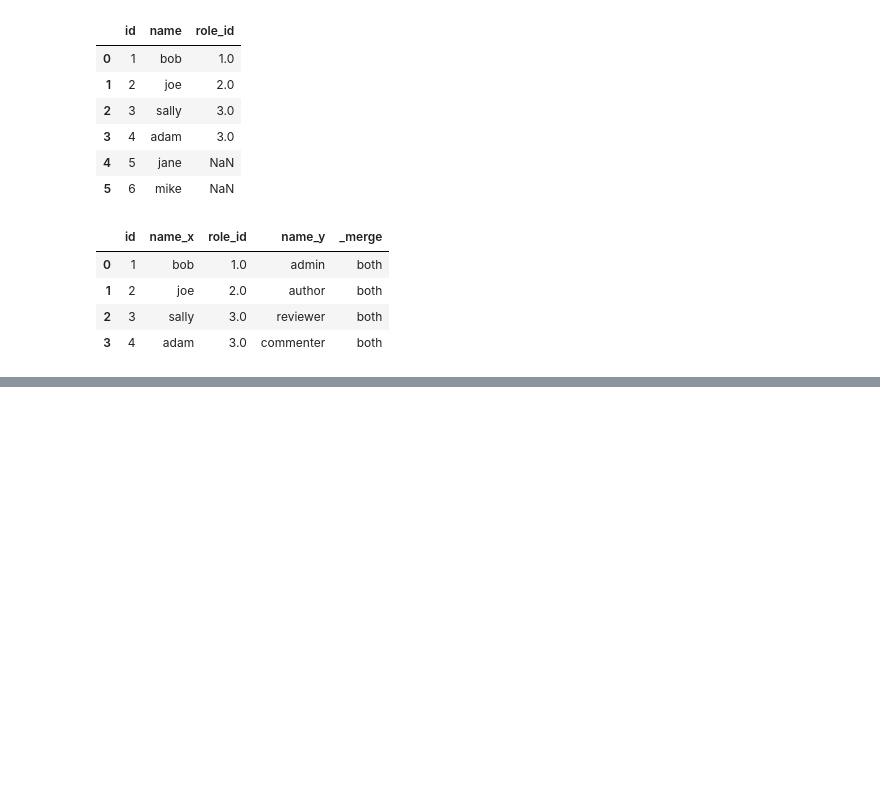
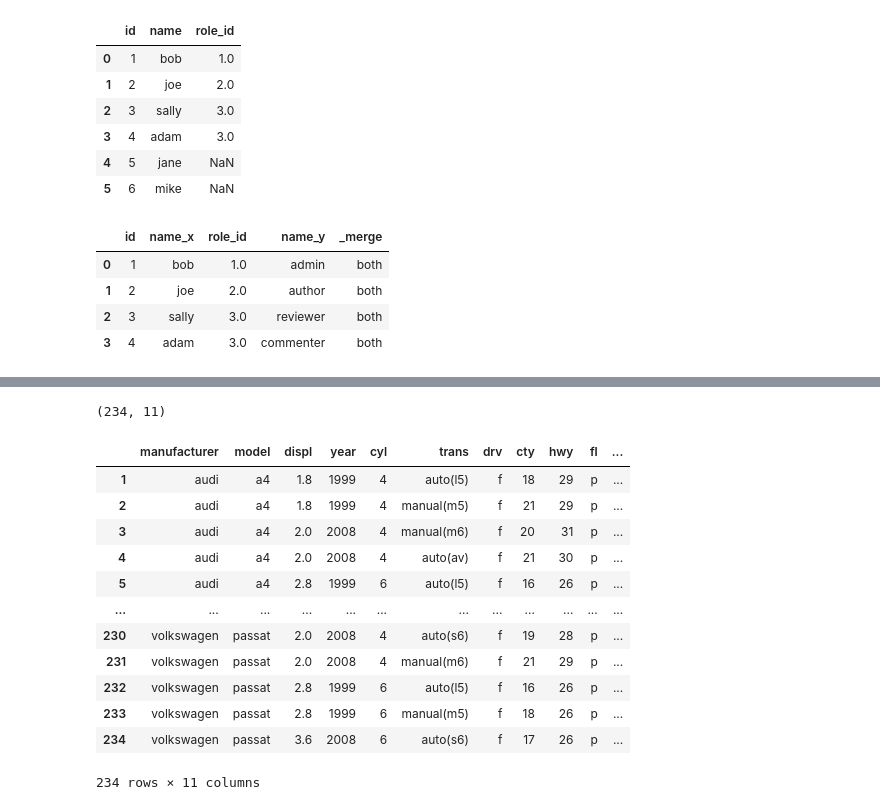
Before and after one commit to SLawsonWoods/numpy-pandas-visualization-exercises, a Jupyter notebook: advanced_dataframes.ipynb, the cells around one changed output, grey strips where cells are left out. Drawn from its saved outputs; the diff is of its cells as text; code cells hidden in the pictures; blank space fills up the shorter version.

```diff
--- a/advanced_dataframes.ipynb
+++ b/advanced_dataframes.ipynb
@@ -99,0 +110,4 @@ users.merge(roles, how='outer', on='id', indicator= True)
+# %%
+## 5. Load the mpg dataset from PyDataset.
+from pydataset import data
+mpg = data('mpg')
@@ -99,0 +124,22 @@ users.merge(roles, how='outer', on='id', indicator= True)
+# %%
+## . How many rows and columns are in the dataset?
+mpg.shape
+# %% [output]
+(234, 11)
+# %%
+## 8.  Check out your column names and perform any cleanup you may want on them.
+mpg
+# %% [output]
+|  | manufacturer | model | displ | year | cyl | trans | drv | cty | hwy | fl | ... |
+| 1 | audi | a4 | 1.8 | 1999 | 4 | auto(l5) | f | 18 | 29 | p | ... |
+| 2 | audi | a4 | 1.8 | 1999 | 4 | manual(m5) | f | 21 | 29 | p | ... |
+| 3 | audi | a4 | 2.0 | 2008 | 4 | manual(m6) | f | 20 | 31 | p | ... |
+| 4 | audi | a4 | 2.0 | 2008 | 4 | auto(av) | f | 21 | 30 | p | ... |
+| 5 | audi | a4 | 2.8 | 1999 | 6 | auto(l5) | f | 16 | 26 | p | ... |
+| ... | ... | ... | ... | ... | ... | ... | ... | ... | ... | ... | ... |
+| 230 | volkswagen | passat | 2.0 | 2008 | 4 | auto(s6) | f | 19 | 28 | p | ... |
+| 231 | volkswagen | passat | 2.0 | 2008 | 4 | manual(m6) | f | 21 | 29 | p | ... |
+| 232 | volkswagen | passat | 2.8 | 1999 | 6 | auto(l5) | f | 16 | 26 | p | ... |
+| 233 | volkswagen | passat | 2.8 | 1999 | 6 | manual(m5) | f | 18 | 26 | p | ... |
+| 234 | volkswagen | passat | 3.6 | 2008 | 6 | auto(s6) | f | 17 | 26 | p | ... |
+234 rows × 11 columns
```
Also changed, not shown: parts of 17 cells of this notebook.
